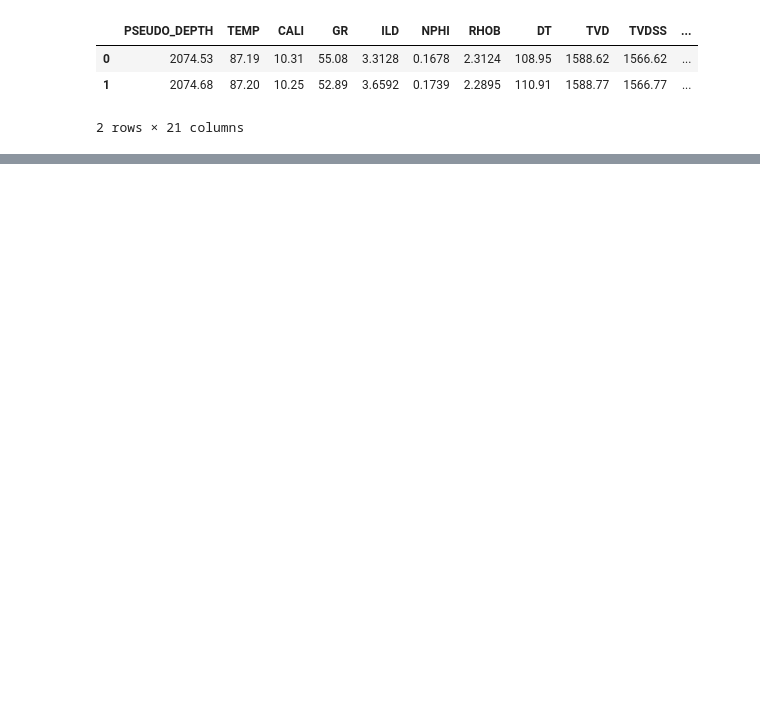
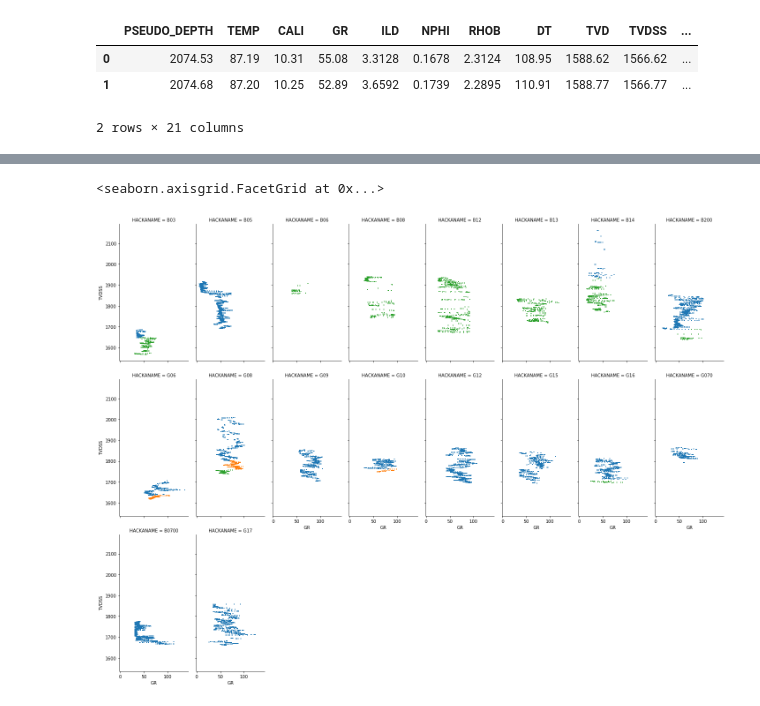
Before and after one commit to connortann/mystic-bit, a Jupyter notebook: notebooks/CT_3_log_plots.ipynb, the cells around one changed output, grey strips where cells are left out. Drawn from its saved outputs; the diff is of its cells as text; code cells hidden in the pictures; blank space fills up the shorter version.

```diff
--- a/notebooks/CT_3_log_plots.ipynb
+++ b/notebooks/CT_3_log_plots.ipynb
@@ -78,3 +133,11 @@ predictions
+# %%
+df_plot = df_logs
+
+g = sns.FacetGrid(df_plot, col='HACKANAME', hue='RES_ID', col_wrap=8, aspect=.5, size=5, legend_out=True)
+g.map(plt.scatter, 'GR', 'TVDSS', s=2, marker='+')
+# %% [output]
+<seaborn.axisgrid.FacetGrid at 0x...>
+[figure, added]
 # %%
 f, ax = plots.make_log_plot(df_logs, 'B05')
 
```
Also changed, not shown: parts of 12 cells of this notebook, 1 other file.
